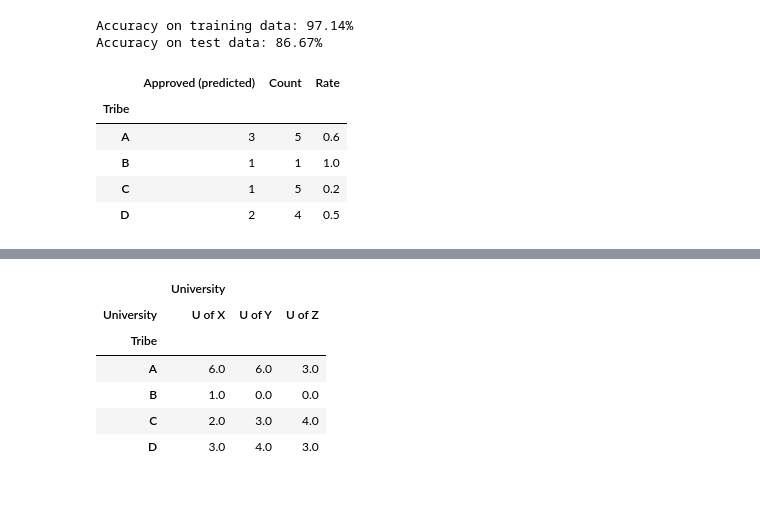
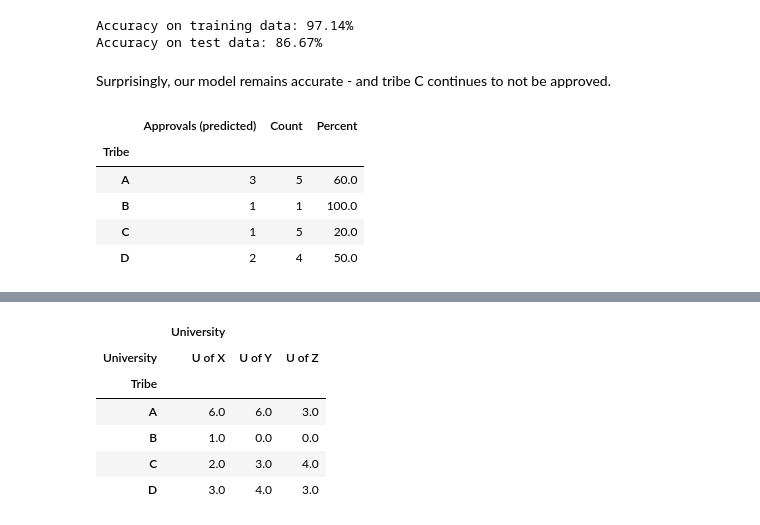
Before and after one commit to brookingcharlie/ml-dis, a Jupyter notebook: notebook.ipynb, the cells around one changed output, grey strips where cells are left out. Saved outputs shown, nothing was run; the diff lists cells and outputs as text; code cells hidden in the pictures; blank space fills up the shorter version.

```diff
--- a/notebook.ipynb
+++ b/notebook.ipynb
@@ -360,14 +360,16 @@ print("Accuracy on test data: %.2f%%" % (accuracy_score(test['Approval'], p3) *
 # %% [output]
 Accuracy on training data: 97.14%
 Accuracy on test data: 86.67%
+# %% [markdown]
+Surprisingly, our model remains accurate - and tribe C continues to not be approved.
 # %%
 approved = test_with_p3.groupby(['Tribe'])['p'].sum()
 count = test_with_p3.groupby(['Tribe'])['Tribe'].count()
-pd.DataFrame({'Approved (predicted)': approved, 'Count': count, 'Rate': approved / count})
+pd.DataFrame({'Approvals (predicted)': approved, 'Count': count, 'Percent': approved / count * 100})
 # %% [output]
-|  | Approved (predicted) | Count | Rate |
+|  | Approvals (predicted) | Count | Percent |
 | Tribe |  |  |  |
-| A | 3 | 5 | 0.6 |
-| B | 1 | 1 | 1.0 |
-| C | 1 | 5 | 0.2 |
-| D | 2 | 4 | 0.5 |
+| A | 3 | 5 | 60.0 |
+| B | 1 | 1 | 100.0 |
+| C | 1 | 5 | 20.0 |
+| D | 2 | 4 | 50.0 |
```
Also changed, not shown: parts of 4 cells of this notebook.
